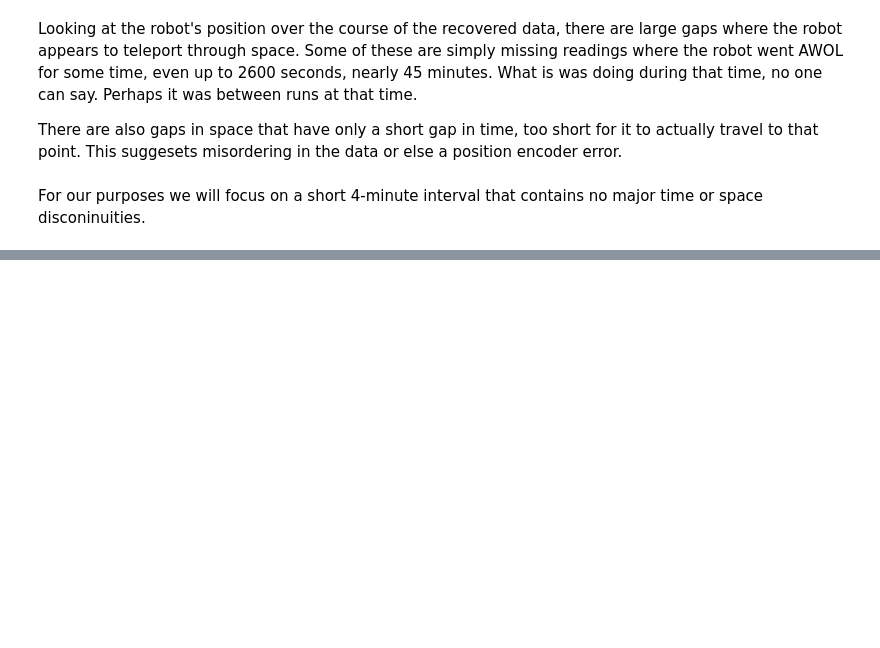
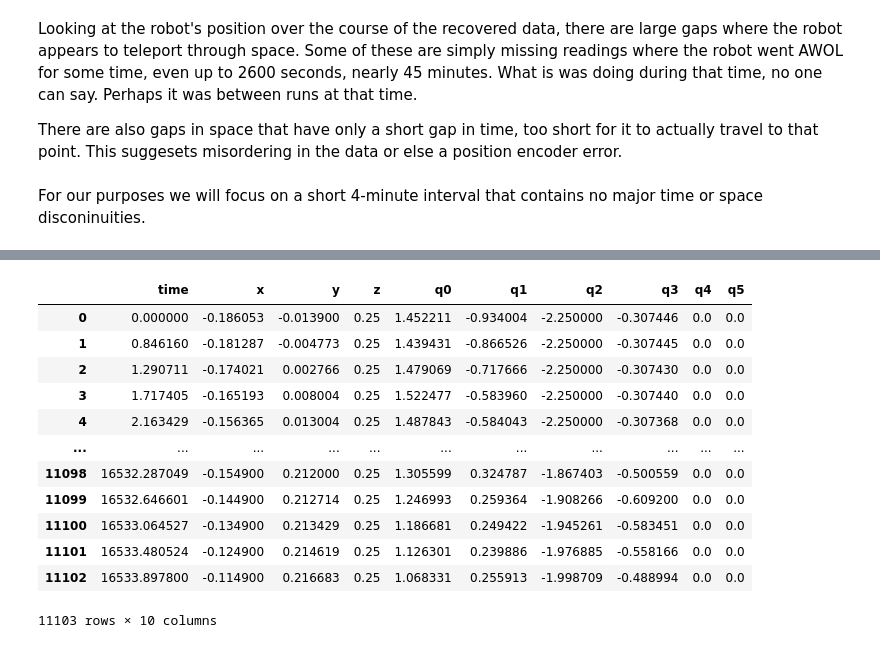
Before and after one commit to toazbenj/cmse830_fds, a Jupyter notebook: project/preprocessing/rad.ipynb, the cells around one changed output, grey strips where cells are left out. Cells and saved outputs as stored; diff of their text form; code cells hidden in the pictures; blank space fills up the shorter version.

```diff
--- a/project/preprocessing/rad.ipynb
+++ b/project/preprocessing/rad.ipynb
@@ -453,0 +706,33 @@ fig.show()
+# %%
+# --- Add back to DataFrame ---
+joint_cols = [f'q{i}' for i in range(6)]
+angles_df = pd.DataFrame(joint_angles, columns=joint_cols)
+
+df = pd.concat([df, angles_df], axis=1)
+
+df.to_feather('../data/rad/rad.feather')
+
+df
+
+
+
+# print(results[0])
+# joint_cols = [f'q{i}' for i in range(6)]
+# # angles_df = pd.DataFrame(joint_angles, columns=joint_cols)
+# angles_df = pd.DataFrame(results, columns=joint_cols)
+
+# df = pd.concat([df, angles_df], axis=1)
+# %% [output]
+|  | time | x | y | z | q0 | q1 | q2 | q3 | q4 | q5 |
+| 0 | 0.000000 | -0.186053 | -0.013900 | 0.25 | 1.452211 | -0.934004 | -2.250000 | -0.307446 | 0.0 | 0.0 |
+| 1 | 0.846160 | -0.181287 | -0.004773 | 0.25 | 1.439431 | -0.866526 | -2.250000 | -0.307445 | 0.0 | 0.0 |
+| 2 | 1.290711 | -0.174021 | 0.002766 | 0.25 | 1.479069 | -0.717666 | -2.250000 | -0.307430 | 0.0 | 0.0 |
+| 3 | 1.717405 | -0.165193 | 0.008004 | 0.25 | 1.522477 | -0.583960 | -2.250000 | -0.307440 | 0.0 | 0.0 |
+| 4 | 2.163429 | -0.156365 | 0.013004 | 0.25 | 1.487843 | -0.584043 | -2.250000 | -0.307368 | 0.0 | 0.0 |
+| ... | ... | ... | ... | ... | ... | ... | ... | ... | ... | ... |
+| 11098 | 16532.287049 | -0.154900 | 0.212000 | 0.25 | 1.305599 | 0.324787 | -1.867403 | -0.500559 | 0.0 | 0.0 |
+| 11099 | 16532.646601 | -0.144900 | 0.212714 | 0.25 | 1.246993 | 0.259364 | -1.908266 | -0.609200 | 0.0 | 0.0 |
+| 11100 | 16533.064527 | -0.134900 | 0.213429 | 0.25 | 1.186681 | 0.249422 | -1.945261 | -0.583451 | 0.0 | 0.0 |
+| 11101 | 16533.480524 | -0.124900 | 0.214619 | 0.25 | 1.126301 | 0.239886 | -1.976885 | -0.558166 | 0.0 | 0.0 |
+| 11102 | 16533.897800 | -0.114900 | 0.216683 | 0.25 | 1.068331 | 0.255913 | -1.998709 | -0.488994 | 0.0 | 0.0 |
+11103 rows × 10 columns
```
Also changed, not shown: parts of 9 cells of this notebook, 12 other files.
